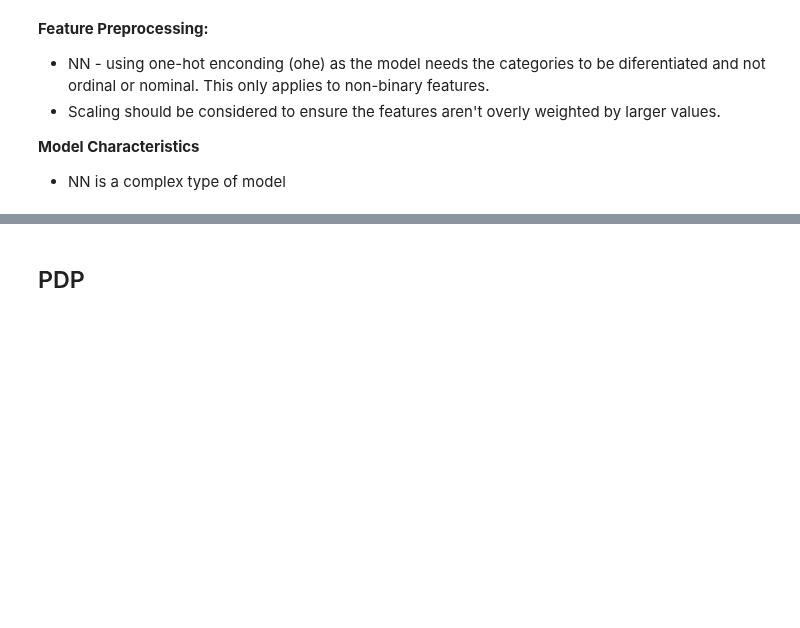
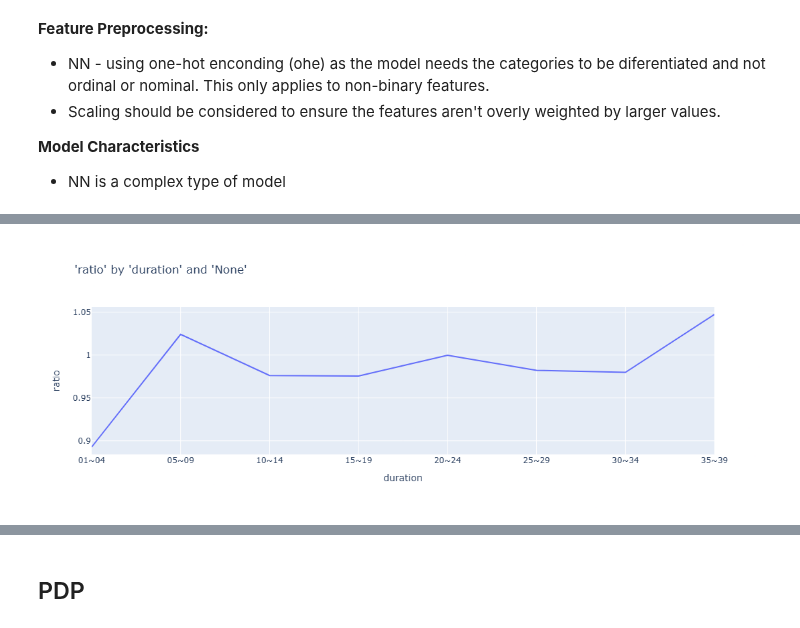
Before and after one commit to jkoestner/morai, a Jupyter notebook: notebooks/tutorials/advanced_ai/neural.ipynb, the cells around one changed output, grey strips where cells are left out. Saved outputs shown, nothing was run; the diff lists cells and outputs as text; code cells hidden in the pictures; blank space fills up the shorter version.

```diff
--- a/notebooks/tutorials/advanced_ai/neural.ipynb
+++ b/notebooks/tutorials/advanced_ai/neural.ipynb
@@ -213,0 +242,11 @@ model_data = experience.calc_qx_exp_ae(
+# %%
+charters.chart(
+    df=model_data,
+    x_axis="duration",
+    y_axis="ratio",
+    numerator="death_claim_amount",
+    denominator="exp_amt_neural",
+    x_bins=8,
+    type="line",
+)
+# %% [output]
@@ -214,3 +255,4 @@ model_data = experience.calc_qx_exp_ae(
+[figure, added]
 # %%
 charters.compare_rates(
     model_data,
```
Also changed, not shown: parts of 13 cells of this notebook, 4 other files.
